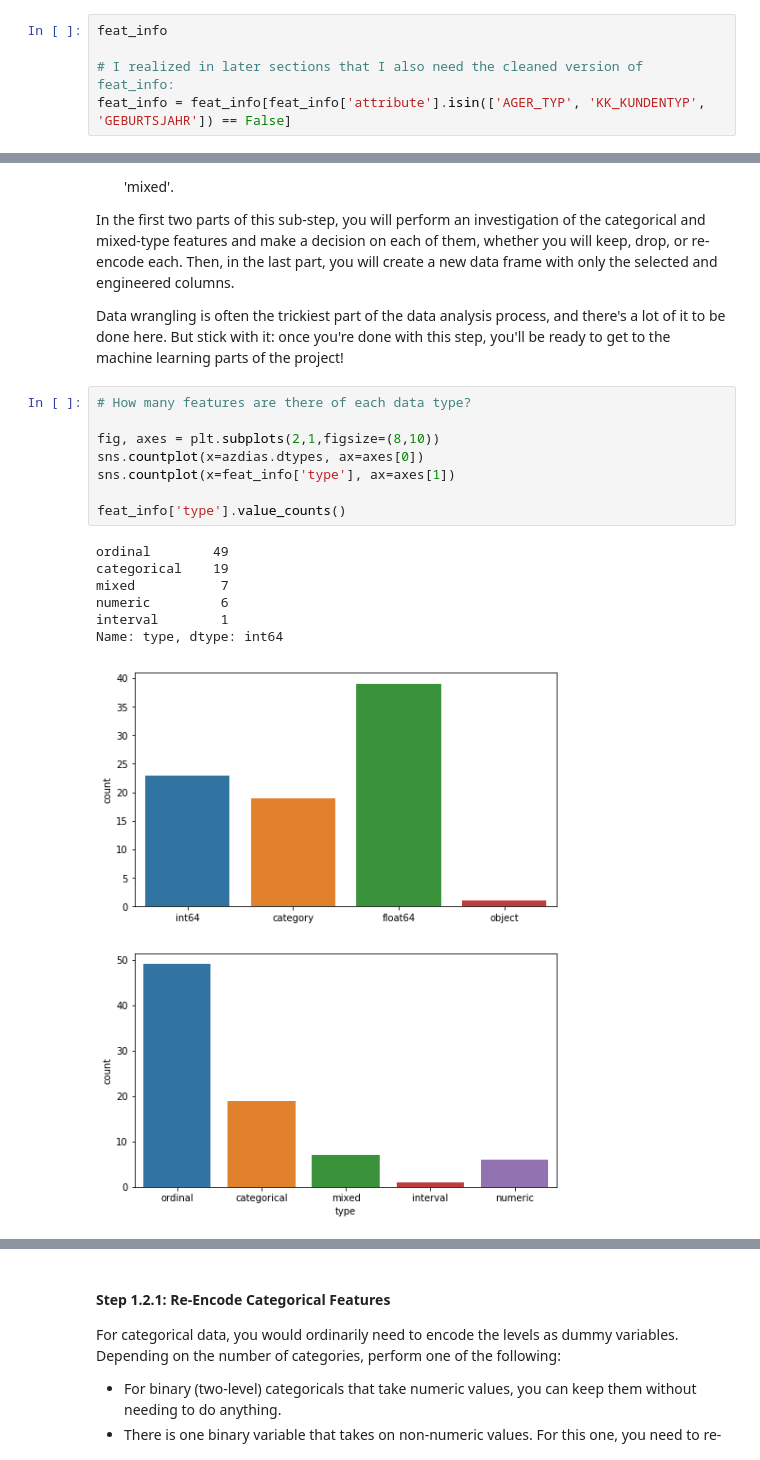
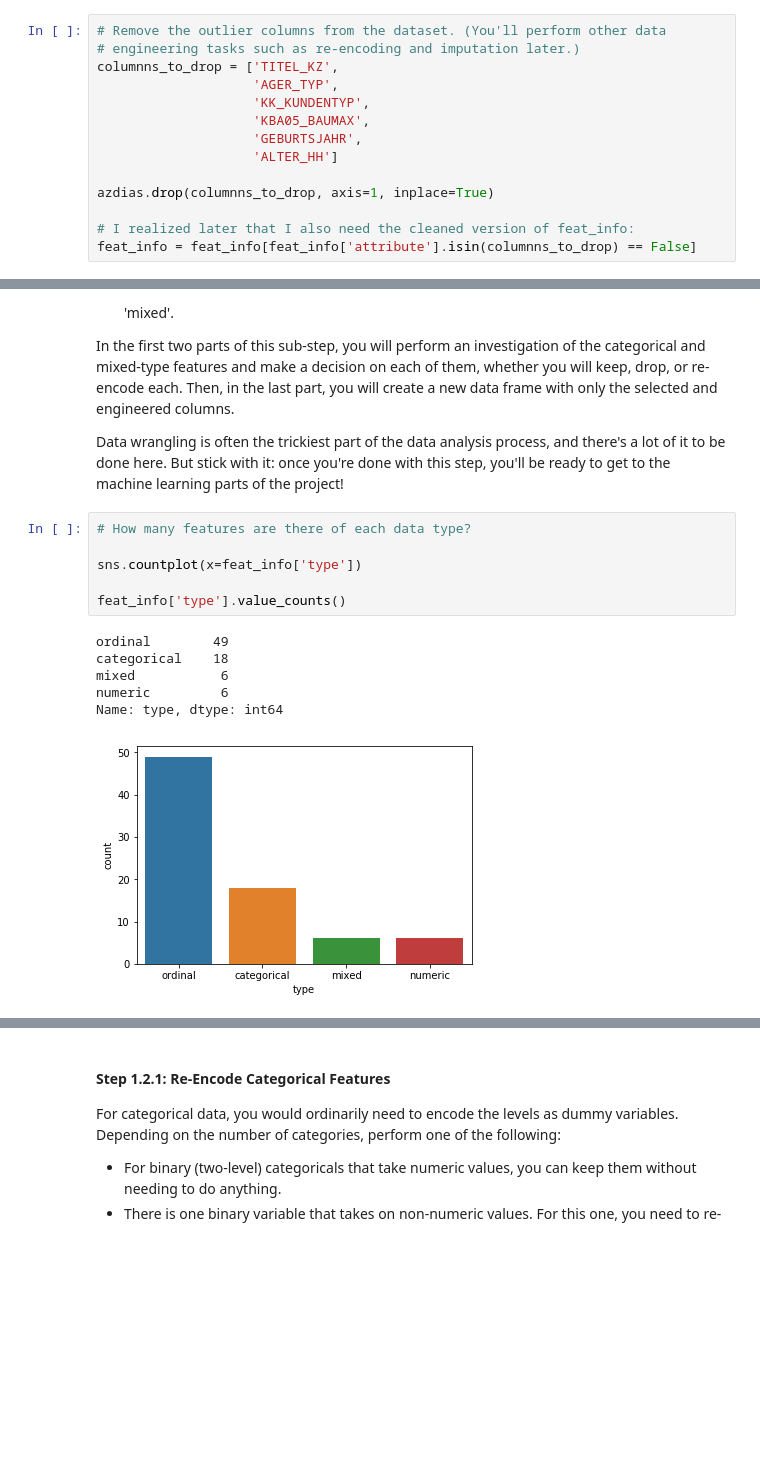
Before and after one commit to felixsc1/UdacityNanoDegree, a Jupyter notebook: customer_segments/Identify_Customer_Segments.ipynb, the cells around one changed output, grey strips where cells are left out. Drawn from its saved outputs; the diff is of its cells as text; blank space fills up the shorter version.

```diff
--- a/customer_segments/Identify_Customer_Segments.ipynb
+++ b/customer_segments/Identify_Customer_Segments.ipynb
@@ -176,5 +182,14 @@ df_nan.hist(bins=50)
 # %%
-feat_info
+# Remove the outlier columns from the dataset. (You'll perform other data
+# engineering tasks such as re-encoding and imputation later.)
+columnns_to_drop = ['TITEL_KZ',
+                    'AGER_TYP',
+                    'KK_KUNDENTYP',
+                    'KBA05_BAUMAX',
+                    'GEBURTSJAHR',
+                    'ALTER_HH']
 
-# I realized in later sections that I also need the cleaned version of feat_info:
-feat_info = feat_info[feat_info['attribute'].isin(['AGER_TYP', 'KK_KUNDENTYP', 'GEBURTSJAHR']) == False]
+azdias.drop(columnns_to_drop, axis=1, inplace=True)
+
+# I realized later that I also need the cleaned version of feat_info:
+feat_info = feat_info[feat_info['attribute'].isin(columnns_to_drop) == False]
@@ -276,17 +265,14 @@ Data wrangling is often the trickiest part of the data analysis process, and the
 # %%
 # How many features are there of each data type?
 
-fig, axes = plt.subplots(2,1,figsize=(8,10))
-sns.countplot(x=azdias.dtypes, ax=axes[0])
-sns.countplot(x=feat_info['type'], ax=axes[1])
+sns.countplot(x=feat_info['type'])
 
 feat_info['type'].value_counts()
 # %% [output]
 ordinal        49
-categorical    19
-mixed           7
+categorical    18
+mixed           6
 numeric         6
-interval        1
 Name: type, dtype: int64
-[figure, old version]
+[figure, new version]
 # %% [markdown]
```
Also changed, not shown: parts of 48 cells of this notebook, 1 other file.
